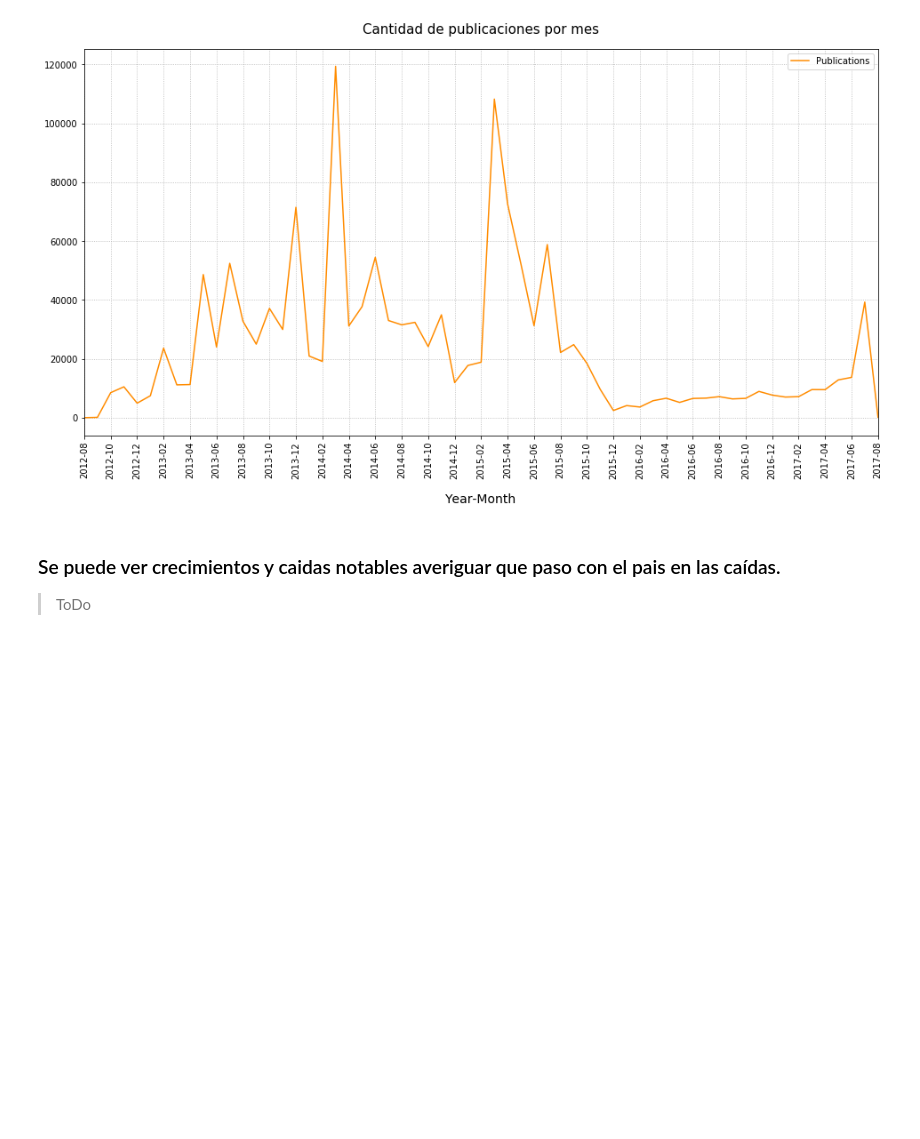
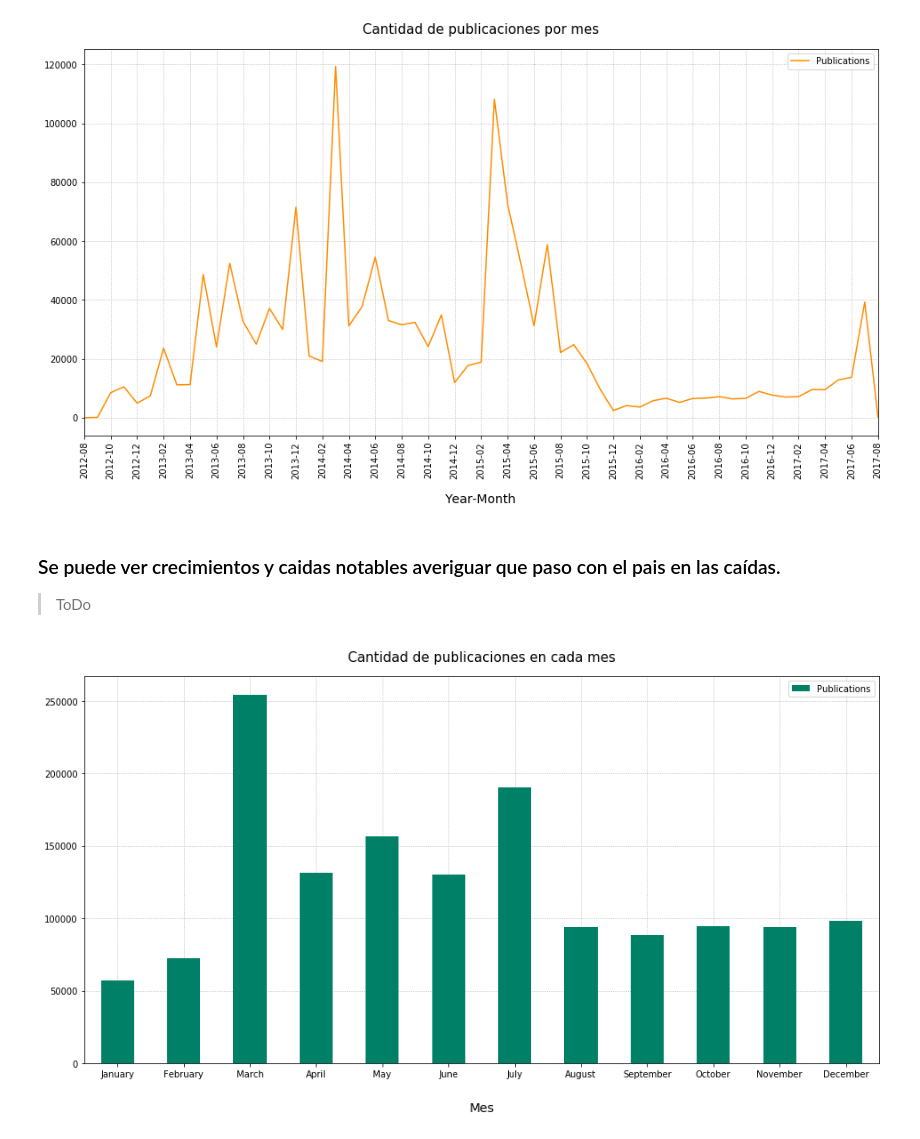
Before and after one commit to fpenovi/BArealEstatePricing, a Jupyter notebook: notebooks/00 - Hello_TP.ipynb, the cells around one changed output. Cells and saved outputs as stored; diff of their text form; code cells hidden in the pictures; blank space fills up the shorter version.

Commit message:
Grafico por meses

```diff
--- a/notebooks/00 - Hello_TP.ipynb
+++ b/notebooks/00 - Hello_TP.ipynb
@@ -88,0 +87,20 @@ fig.set_axisbelow(True);
+# %%
+# ToDo: Meses donde mas se realizan publicaciones
+# hacer un lmplot para el 1ro puede estar bueno
+grouped = pd.DataFrame({'Mes':pd.Series(dfPublished.created_on.dt.month), 'Publications':dfPublished.id})\
+            .groupby(by='Mes')\
+            .count()
+ax = grouped.plot(figsize=(16, 8),
+                  kind='bar',
+                  rot=0,
+                  colormap='summer',
+                  title="Cantidad de publicaciones en cada mes")
+ax.xaxis.set_ticklabels(calendar.month_name[1:])
+ax.xaxis.label.set_size(14)
+ax.xaxis.set_label_coords(0.5, -0.10)
+ax.title.set_position((0.5, 1.025))
+ax.title.set_size(15)
+ax.grid(linestyle='dotted')
+ax.set_axisbelow(True);
+# %% [output]
+[figure, added]
```
Also changed, not shown: parts of 3 cells of this notebook.
